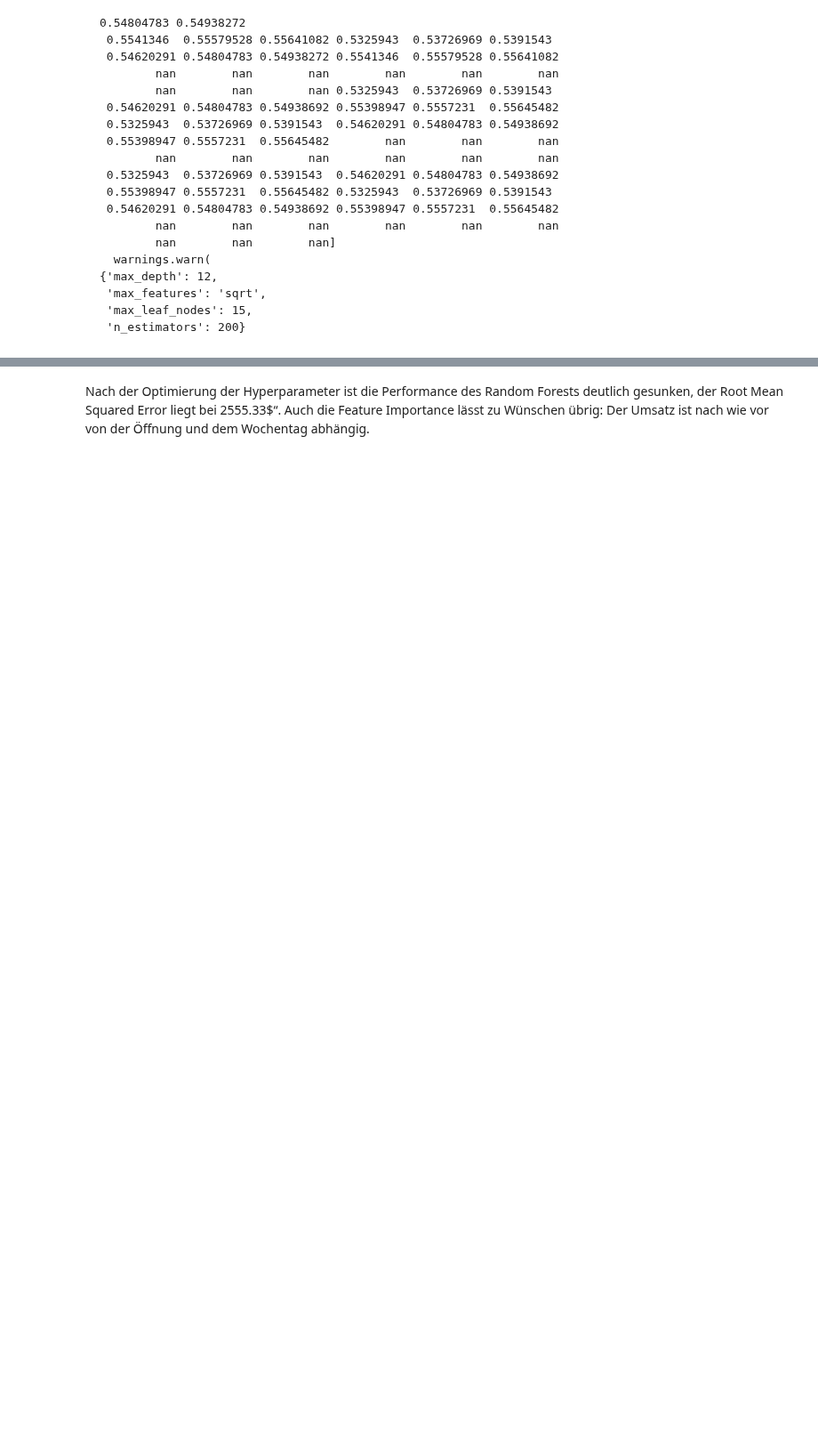
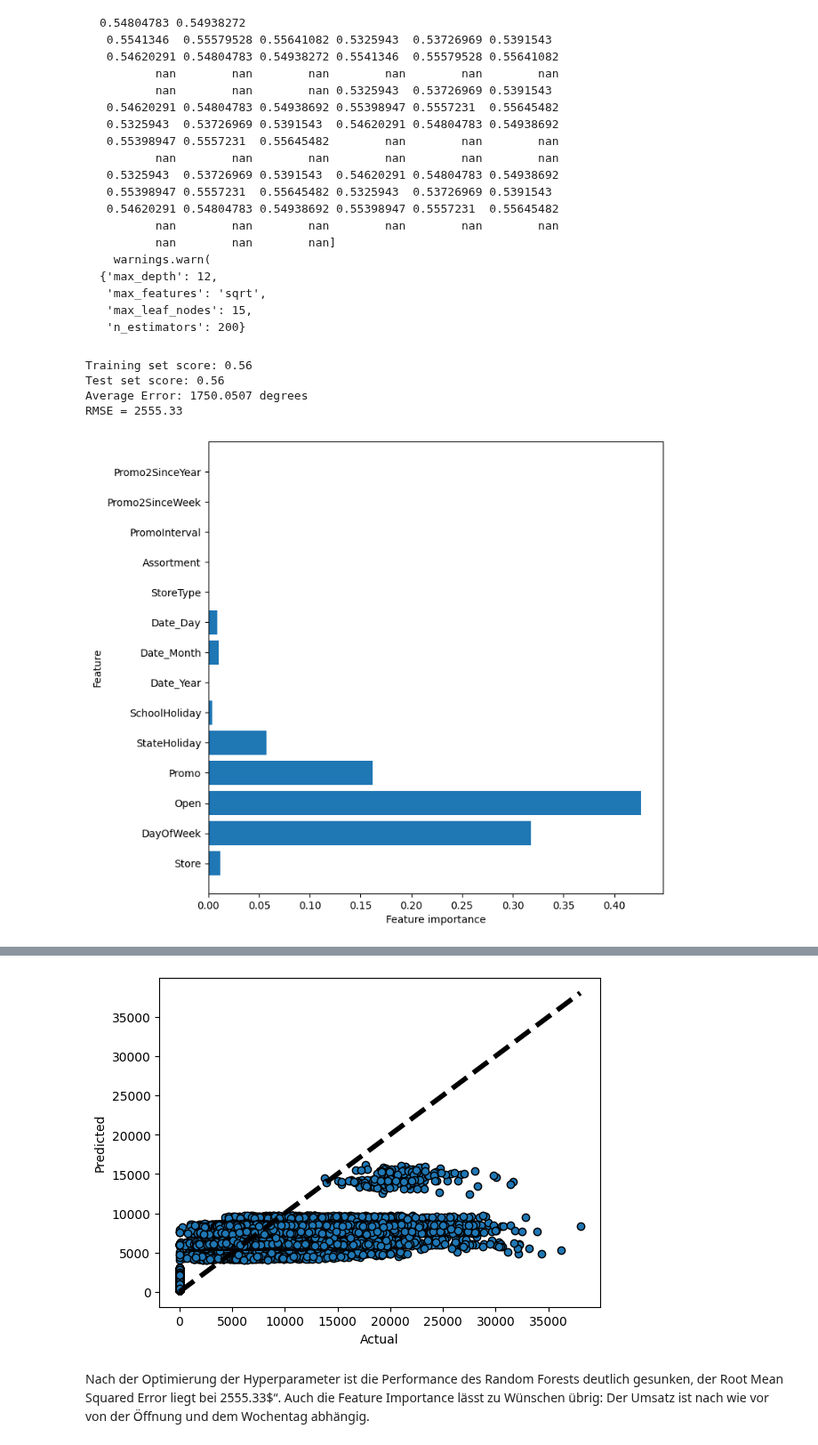
Before and after one commit to liamwan/rss-forecasts, a Jupyter notebook: rss-forecasts-wander.ipynb, the cells around one changed output, grey strips where cells are left out. Shown at 89% size. Saved outputs shown, nothing was run; the diff lists cells and outputs as text; code cells hidden in the pictures; blank space fills up the shorter version.

```diff
--- a/rss-forecasts-wander.ipynb
+++ b/rss-forecasts-wander.ipynb
@@ -507,9 +590,18 @@ sklearn.utils._param_validation.InvalidParameterError: The 'max_features' parame
 # %%
 # create a random forest regressor using the best parameter
 rf = RandomForestRegressor(n_estimators=200, max_features='sqrt', max_depth=12, max_leaf_nodes=15, random_state=42)
 
 # train and evaluate the model
 rf = train_evaluate(rf, X_train, y_train, X_test, y_test)
 
 # plot feature importance
 plot_feature_importance(rf)
+
+# plot predicted vs actual values
+plot_predicted_vs_actual(rf)
+# %% [output]
+Training set score: 0.56
+Test set score: 0.56
+Average Error: 1750.0507 degrees
+RMSE = 2555.33
+[figure, added]
@@ -516,3 +609,4 @@ plot_feature_importance(rf)
+[figure, added]
 # %% [markdown]
 Nach der Optimierung der Hyperparameter ist die Performance des Random Forests deutlich gesunken, der Root Mean Squared Error liegt bei 2555.33$“. Auch die Feature Importance lässt zu Wünschen übrig: Der Umsatz ist nach wie vor von der Öffnung und dem Wochentag abhängig.
 # %% [markdown]
```
Also changed, not shown: parts of 23 cells of this notebook.
